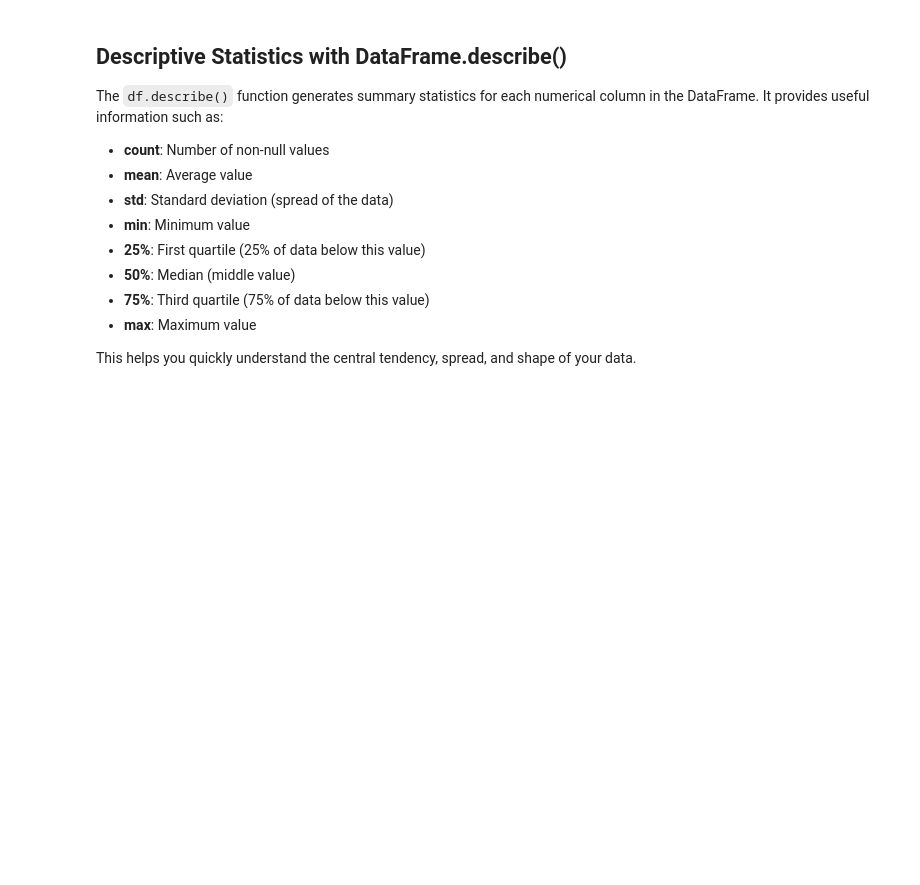
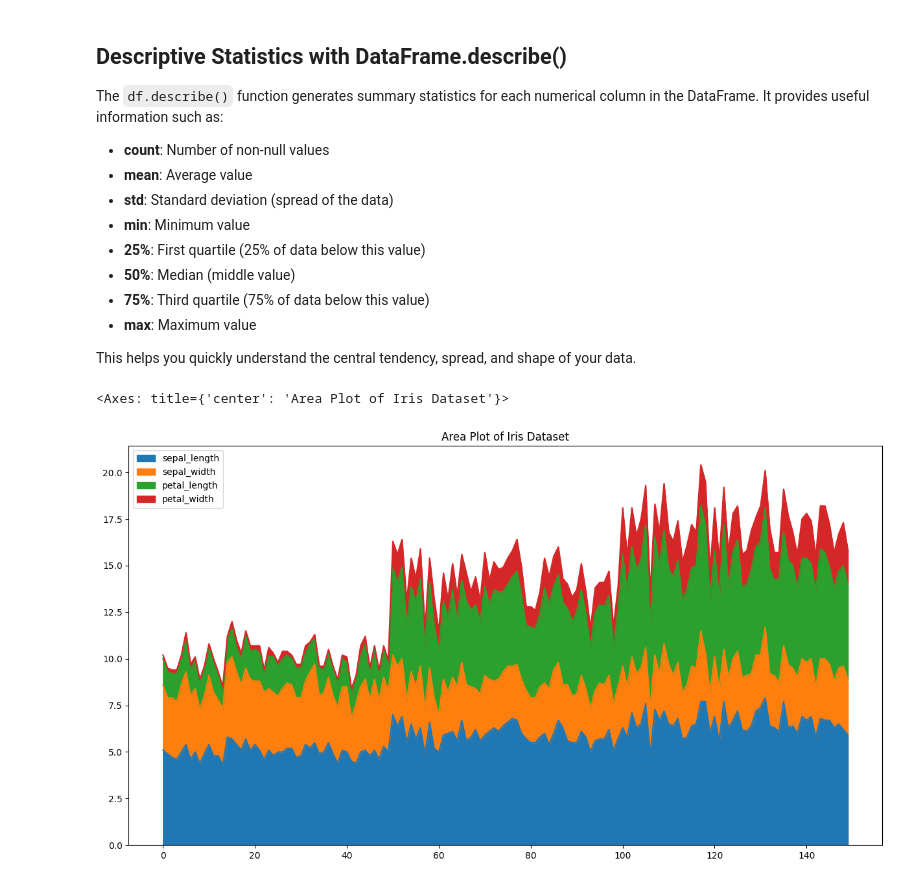
Before and after one commit to Haidar440/Data_Science, a Jupyter notebook: Graph/tutorial_1.ipynb, the cells around one changed output. Saved outputs shown, nothing was run; the diff lists cells and outputs as text; code cells hidden in the pictures; blank space fills up the shorter version.

```diff
--- a/Graph/tutorial_1.ipynb
+++ b/Graph/tutorial_1.ipynb
@@ -271,3 +285,8 @@ The `df.describe()` function generates summary statistics for each numerical col
 - **max**: Maximum value
 
 This helps you quickly understand the central tendency, spread, and shape of your data.
+# %%
+df.plot(kind='area',figsize=(15,8),title='Area Plot of Iris Dataset')
+# %% [output]
+<Axes: title={'center': 'Area Plot of Iris Dataset'}>
+[figure, added]
```
Also changed, not shown: parts of 32 cells of this notebook.
